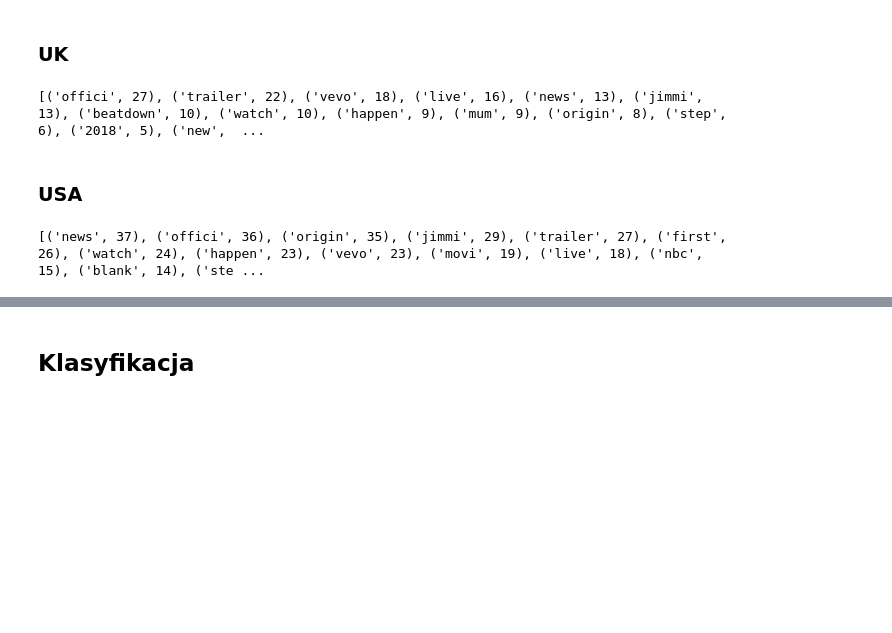
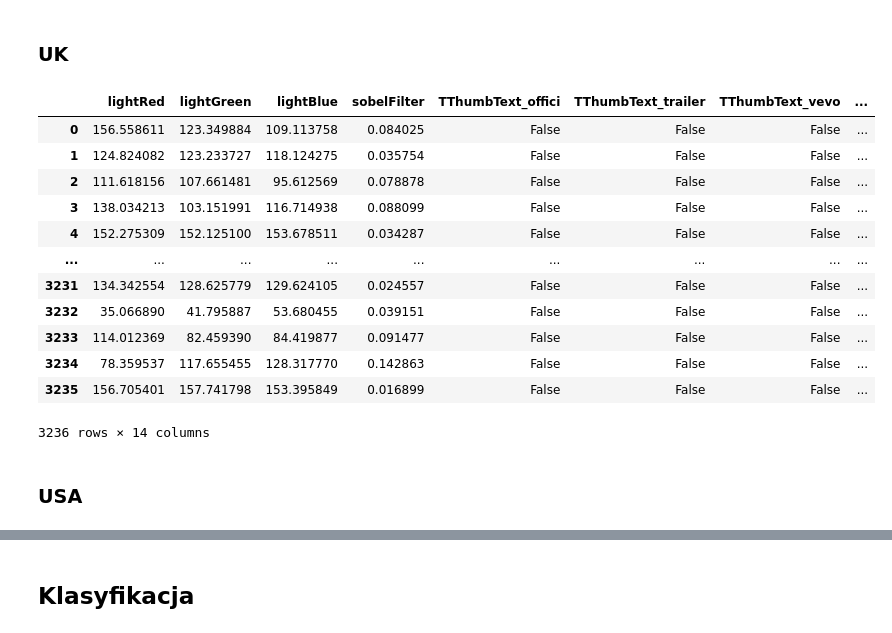
Before and after one commit to Southeaven/PED, a Jupyter notebook: ch1.ipynb, the cells around one changed output, grey strips where cells are left out. Drawn from its saved outputs; the diff is of its cells as text; code cells hidden in the pictures; blank space fills up the shorter version.

```diff
--- a/ch1.ipynb
+++ b/ch1.ipynb
@@ -891,12 +921,19 @@ if READ_CSV:
-# %%
-counter = Counter()
-
-for i in AG_GB["text"]:
-    counter.update(i)
-
-print(counter.most_common(30))
-# %% [output]
-[('offici', 27), ('trailer', 22), ('vevo', 18), ('live', 16), ('news', 13), ('jimmi', 13), ('beatdown', 10), ('watch', 10), ('happen', 9), ('mum', 9), ('origin', 8), ('step', 6), ('2018', 5), ('new',  ...
+# %%
+display(AG_GB)
+# %% [output]
+|  | lightRed | lightGreen | lightBlue | sobelFilter | TThumbText_offici | TThumbText_trailer | TThumbText_vevo | ... |
+| 0 | 156.558611 | 123.349884 | 109.113758 | 0.084025 | False | False | False | ... |
+| 1 | 124.824082 | 123.233727 | 118.124275 | 0.035754 | False | False | False | ... |
+| 2 | 111.618156 | 107.661481 | 95.612569 | 0.078878 | False | False | False | ... |
+| 3 | 138.034213 | 103.151991 | 116.714938 | 0.088099 | False | False | False | ... |
+| 4 | 152.275309 | 152.125100 | 153.678511 | 0.034287 | False | False | False | ... |
+| ... | ... | ... | ... | ... | ... | ... | ... | ... |
+| 3231 | 134.342554 | 128.625779 | 129.624105 | 0.024557 | False | False | False | ... |
+| 3232 | 35.066890 | 41.795887 | 53.680455 | 0.039151 | False | False | False | ... |
+| 3233 | 114.012369 | 82.459390 | 84.419877 | 0.091477 | False | False | False | ... |
+| 3234 | 78.359537 | 117.655455 | 128.317770 | 0.142863 | False | False | False | ... |
+| 3235 | 156.705401 | 157.741798 | 153.395849 | 0.016899 | False | False | False | ... |
+3236 rows × 14 columns
 # %% [markdown]
 ### USA
 # %%
@@ -967,9 +1012,0 @@ if READ_CSV:
-# %%
-counter = Counter()
-
-for i in AG_US["text"]:
-    counter.update(i)
-
-print(counter.most_common(30))
-# %% [output]
-[('news', 37), ('offici', 36), ('origin', 35), ('jimmi', 29), ('trailer', 27), ('first', 26), ('watch', 24), ('happen', 23), ('vevo', 23), ('movi', 19), ('live', 18), ('nbc', 15), ('blank', 14), ('ste ...
```
Also changed, not shown: parts of 24 cells of this notebook, 6 other files.
